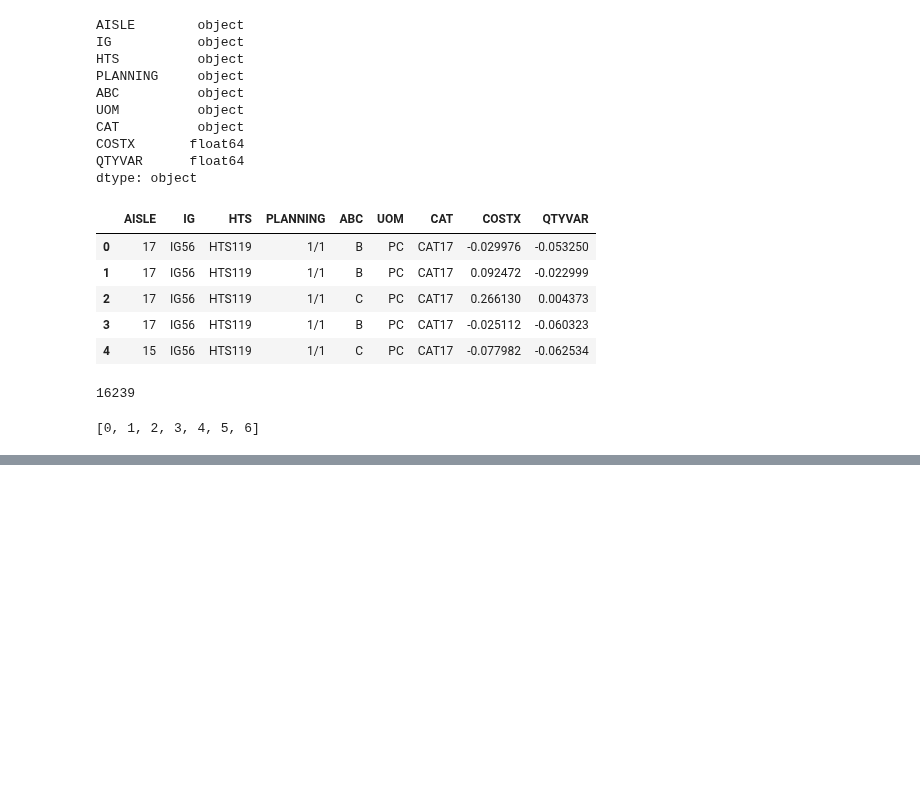
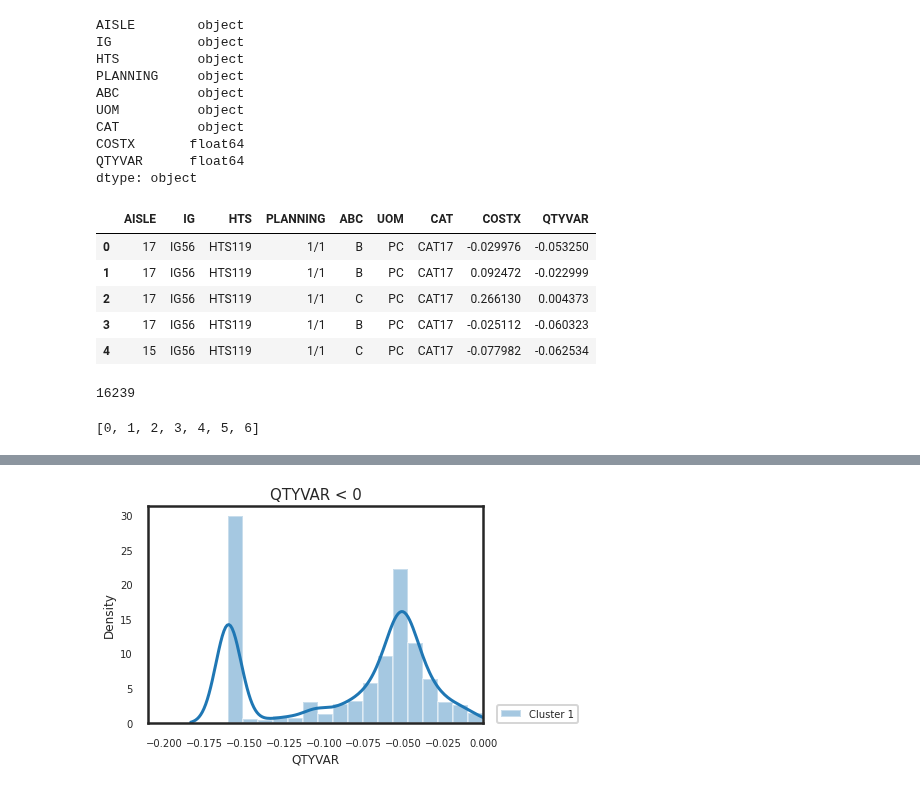
Before and after one commit to rjnakano/manejo-inventarios-pdg, a Jupyter notebook: Notebooks/QTYVAR051521.ipynb, the cells around one changed output, grey strips where cells are left out. Cells and saved outputs as stored; diff of their text form; code cells hidden in the pictures; blank space fills up the shorter version.

```diff
--- a/Notebooks/QTYVAR051521.ipynb
+++ b/Notebooks/QTYVAR051521.ipynb
@@ -94,2 +94,14 @@ print("--- %s seconds ---" % (time.time() - start_time))
 # %%
 data1['Cluster'] = kprototype.labels_
+# %%
+plot = sns.distplot(data1.loc[(data1['Cluster']==1) & (data1['QTYVAR'] < 0),'QTYVAR'], label= 'Cluster {}'.format(1));
+plot.axes.set_title("QTYVAR < 0",fontsize=15)
+plot.set_xlabel("QTYVAR",fontsize=12)
+plot.set_ylabel("Density",fontsize=12)
+plot.tick_params(labelsize=10)
+plot.legend(loc=(1.04,0), fontsize=10)
+plot.set(xlim=(-0.21, 0))
+
+plt.show()
+# %% [output]
+[figure, added]
```
Also changed, not shown: parts of 5 cells of this notebook.
